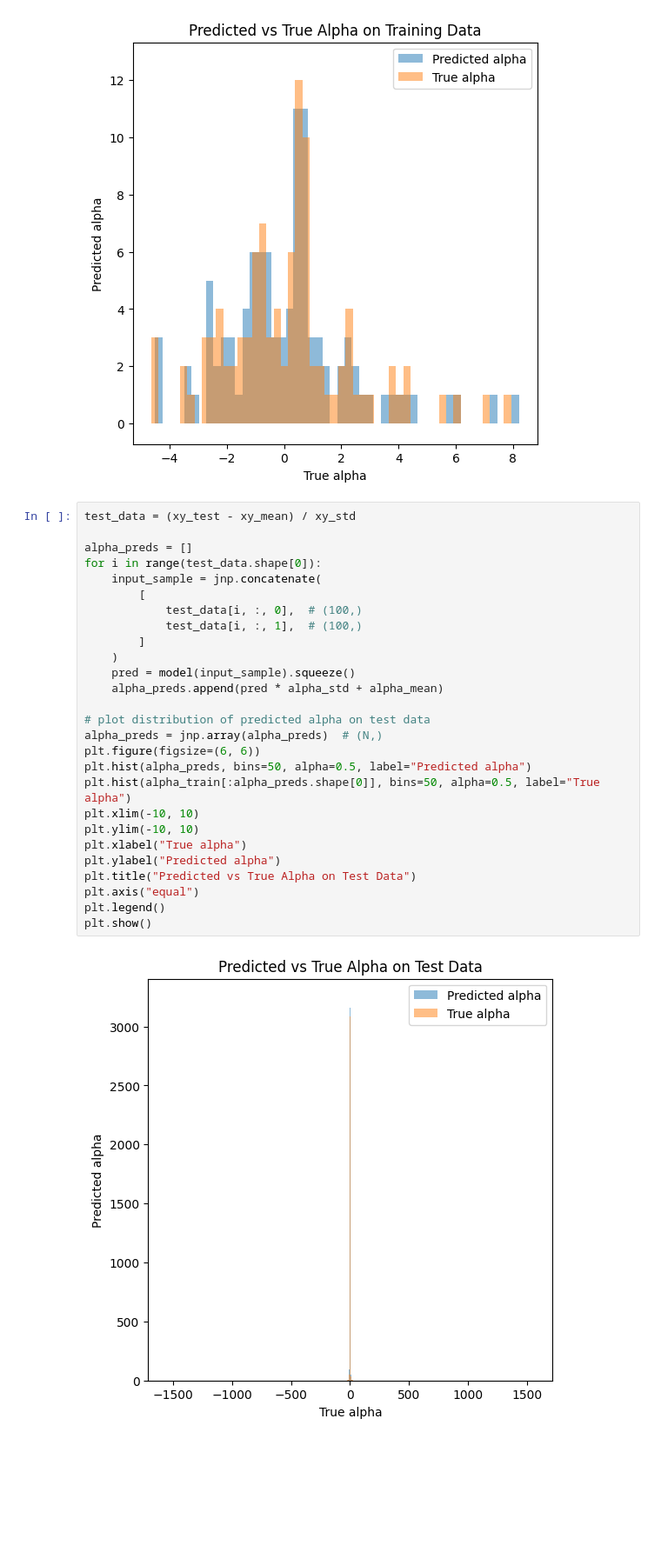
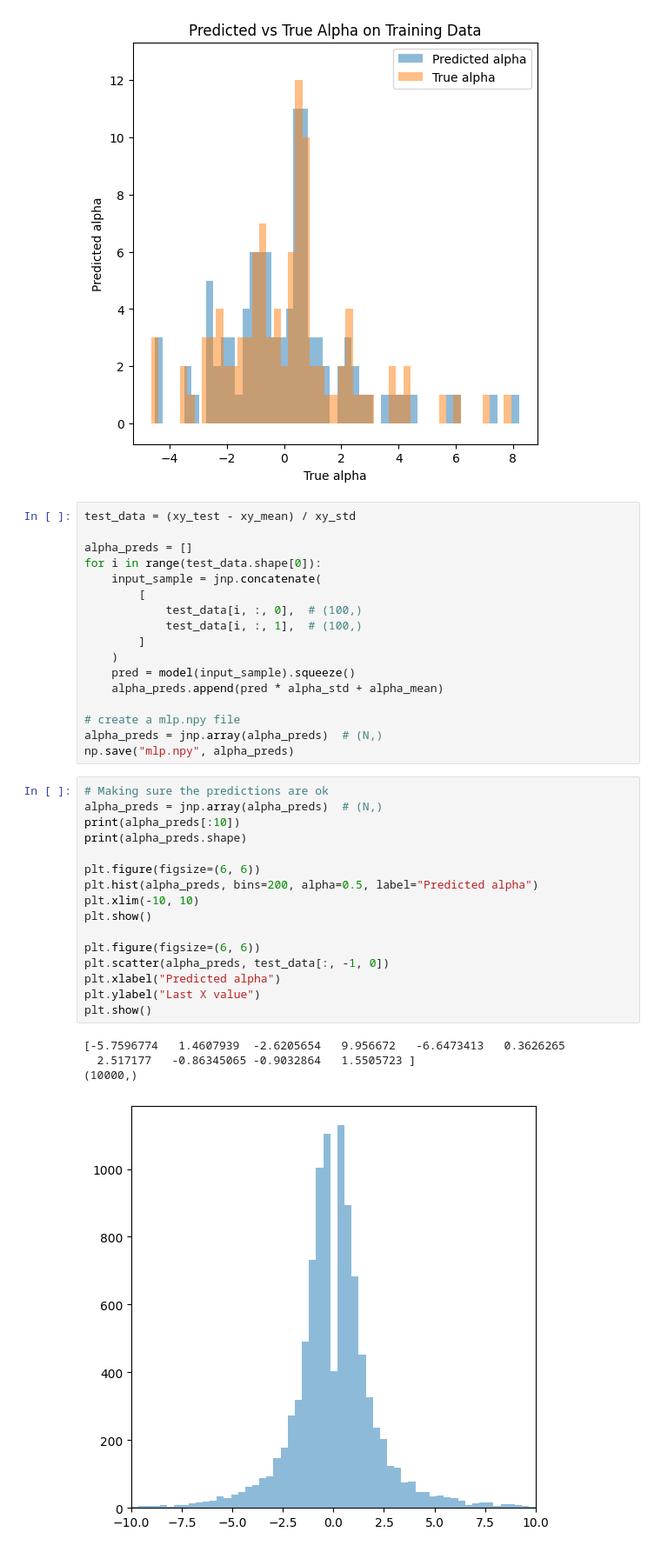
Before and after one commit to LoSpiri/jax-neural-odes, a Jupyter notebook: assignment_4-v2/just_mlp.ipynb, the cells around one changed output. Shown at 87% size. Drawn from its saved outputs; the diff is of its cells as text; blank space fills up the shorter version.

```diff
--- a/assignment_4-v2/just_mlp.ipynb
+++ b/assignment_4-v2/just_mlp.ipynb
@@ -164,18 +156,27 @@ for i in range(test_data.shape[0]):
     pred = model(input_sample).squeeze()
     alpha_preds.append(pred * alpha_std + alpha_mean)
 
-# plot distribution of predicted alpha on test data
+# create a mlp.npy file
 alpha_preds = jnp.array(alpha_preds)  # (N,)
-plt.figure(figsize=(6, 6))
-plt.hist(alpha_preds, bins=50, alpha=0.5, label="Predicted alpha")
-plt.hist(alpha_train[:alpha_preds.shape[0]], bins=50, alpha=0.5, label="True alpha")
-plt.xlim(-10, 10)
-plt.ylim(-10, 10)
-plt.xlabel("True alpha")
-plt.ylabel("Predicted alpha")
-plt.title("Predicted vs True Alpha on Test Data")
-plt.axis("equal")
-plt.legend()
-plt.show()
+np.save("mlp.npy", alpha_preds)
-# %% [output]
-[figure, removed]
+# %%
+# Making sure the predictions are ok
+alpha_preds = jnp.array(alpha_preds)  # (N,)
+print(alpha_preds[:10])
+print(alpha_preds.shape)
+
+plt.figure(figsize=(6, 6))
+plt.hist(alpha_preds, bins=200, alpha=0.5, label="Predicted alpha")
+plt.xlim(-10, 10)
+plt.show()
+
+plt.figure(figsize=(6, 6))
+plt.scatter(alpha_preds, test_data[:, -1, 0])
+plt.xlabel("Predicted alpha")
+plt.ylabel("Last X value")
+plt.show()
+# %% [output]
+[-5.7596774   1.4607939  -2.6205654   9.956672   -6.6473413   0.3626265
+  2.517177   -0.86345065 -0.9032864   1.5505723 ]
+(10000,)
+[figure, added]
```
Also changed, not shown: parts of 3 cells of this notebook, 1 other file.
